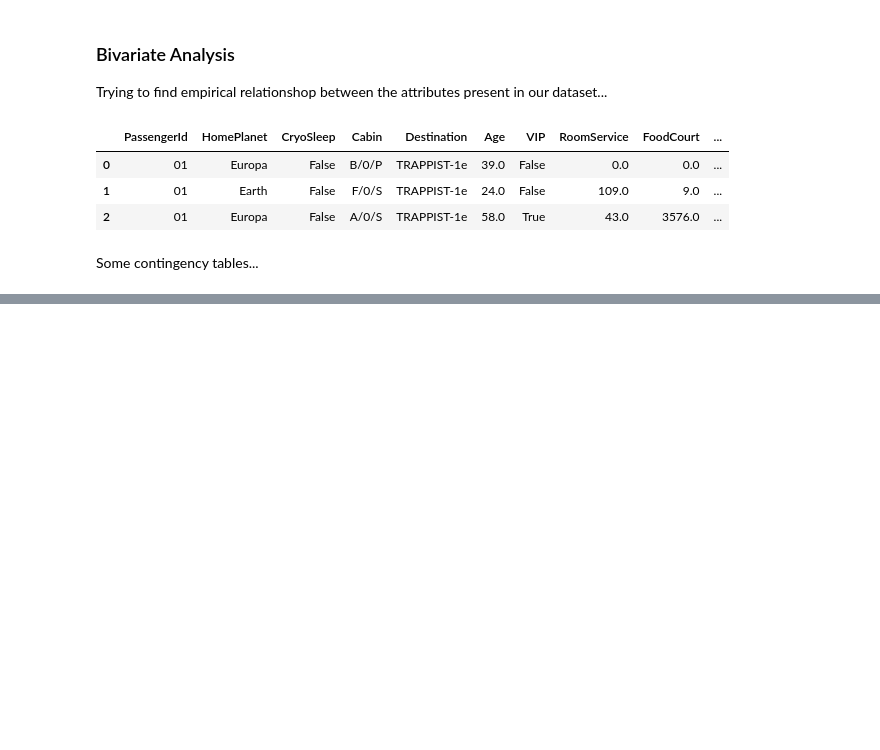
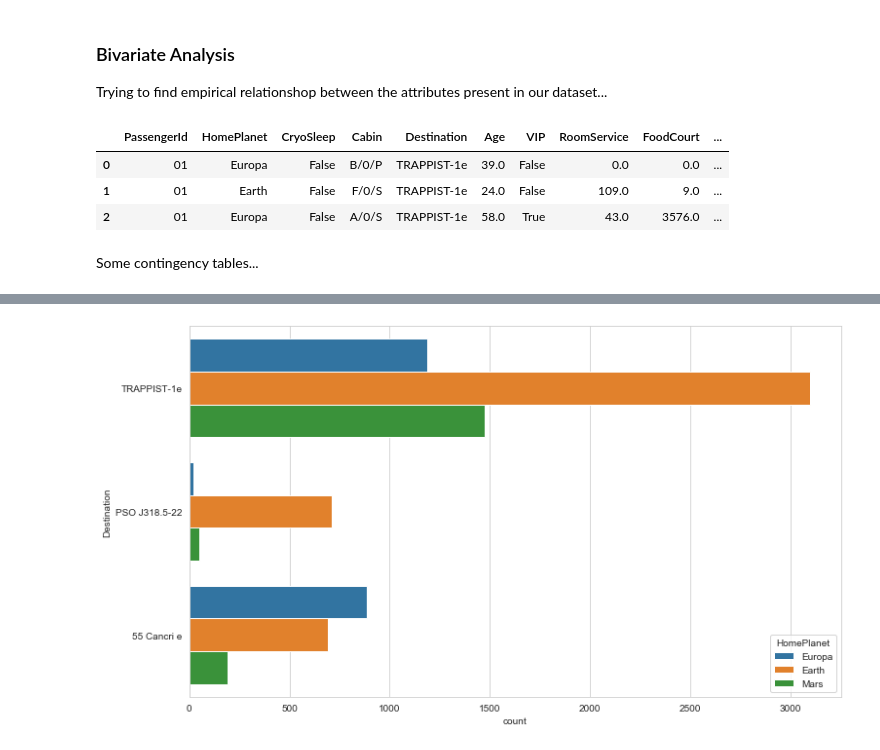
Before and after one commit to team-pass-ds/Spaceship-Titanic, a Jupyter notebook: notebooks/mukhopadhyay-eda-notebook.ipynb, the cells around one changed output, grey strips where cells are left out. Cells and saved outputs as stored; diff of their text form; code cells hidden in the pictures; blank space fills up the shorter version.

```diff
--- a/notebooks/mukhopadhyay-eda-notebook.ipynb
+++ b/notebooks/mukhopadhyay-eda-notebook.ipynb
@@ -337,0 +430,6 @@ Text(0.5, 1.0, 'Contingency table for Side & Transported')
+# %%
+plt.figure(figsize=(12, 7))
+sns.countplot(y='Destination', data=df, hue='HomePlanet')
+plt.show()
+# %% [output]
+[figure, added]
```
Also changed, not shown: parts of 31 cells of this notebook.
